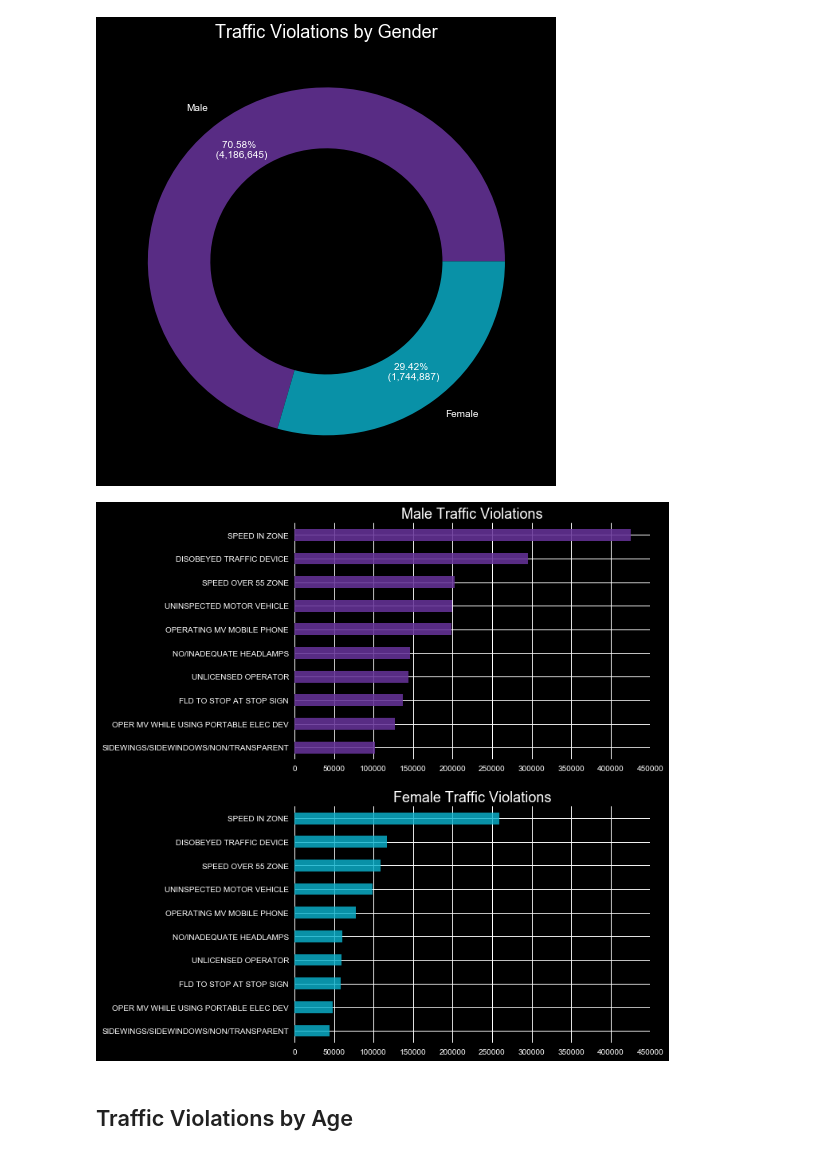
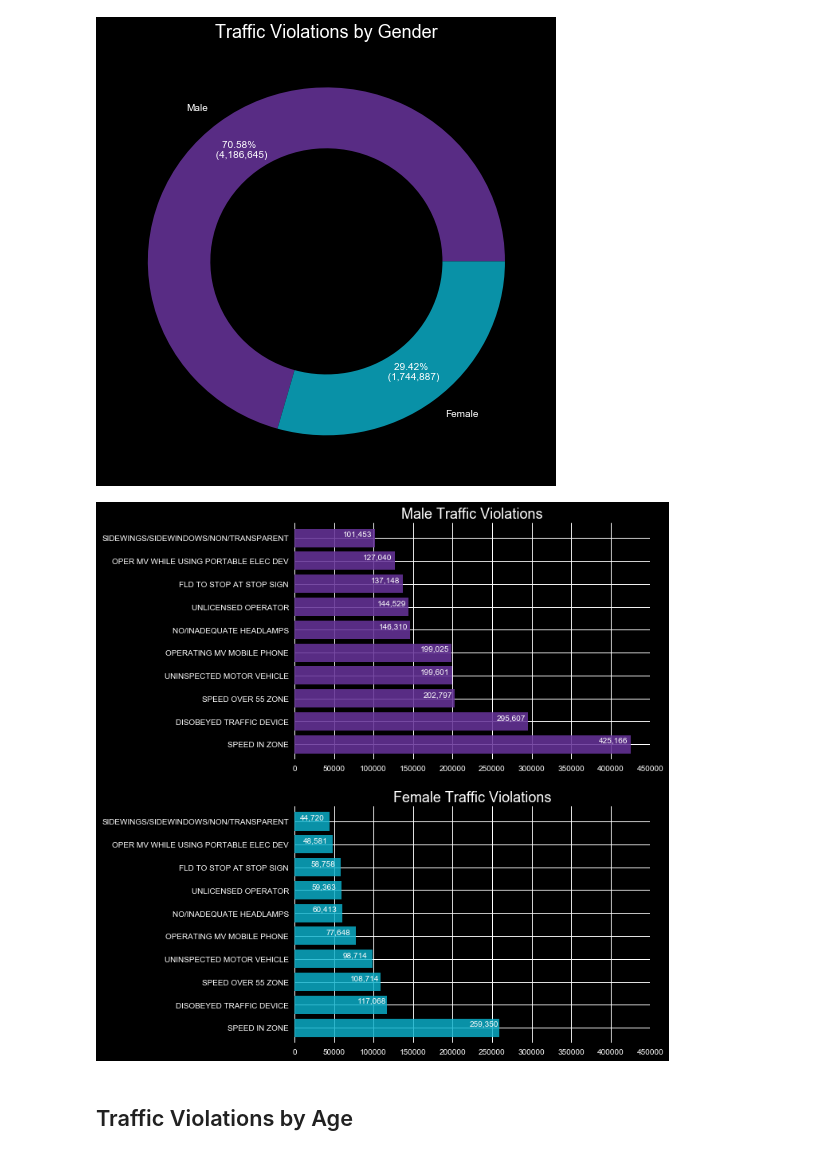
Before and after one commit to dacrands/traffic-ticket-data, a Jupyter notebook: traffic-data.ipynb, the cells around one changed output. Cells and saved outputs as stored; diff of their text form; code cells hidden in the pictures.

Commit message:
Add labels to gender bar chart

```diff
--- a/traffic-data.ipynb
+++ b/traffic-data.ipynb
@@ -375,26 +375,43 @@ traffic_tickets \
 plt.savefig("gender-pie.jpg", bbox_inches="tight", dpi=120, pad_inches=0.2)
 # %% [output]
 [figure]
+# %%
+top_male_violations = traffic_tickets.loc[traffic_tickets.Gender == "M"] \
+                        .Violation \
+                        .value_counts()[:10]
+
+top_female_violations = traffic_tickets.loc[traffic_tickets.Gender == "F"] \
+                        .Violation \
+                        .value_counts()[:10]
 # %%
 fig, (ax1, ax2) = plt.subplots(2, 1, sharey=True, figsize=(8, 12))
 
-traffic_tickets.loc[traffic_tickets.Gender == "M"] \
-    .Violation \
-    .value_counts()[:10] \
-    .plot(kind="barh", ax=ax1, title="Male Traffic Violations", color="#663399de")
-
-traffic_tickets.loc[traffic_tickets.Gender == "F"] \
-    .Violation \
-    .value_counts()[:10] \
-    .plot(kind="barh", ax=ax2, title="Female Traffic Violations", color="#0cb2cdd1")
-
+top_male_violations.plot(
+    kind="barh",
+    ax=ax1,
+    width=0.8,
+    title="Male Traffic Violations",
+    color="#663399de"
+)
 ax1.invert_yaxis()
 ax1.set_xlim(right=450000)
+
+top_female_violations.plot(
+    kind="barh",
+    ax=ax2,
+    width=0.8,
+    title="Female Traffic Violations",
+    color="#0cb2cdd1"
+)
 ax2.set_xlim(right=450000)
 
-plt.savefig("gender-bar.jpg", bbox_inches="tight", pad_inches=0.2, dpi=200)
+for i, v in enumerate(range(10)):
+    ax1.text(top_male_violations[i] - 40000, v+.065, '{:,}'.format(top_male_violations[i]))
+    ax2.text(top_female_violations[i] - 38000, v+.065, '{:,}'.format(top_female_violations[i]))
+
+plt.savefig("gender-bar.jpg", bbox_inches="tight", pad_inches=0.2, dpi=240)
 # %% [output]
-[figure, old version]
+[figure, new version]
 # %% [markdown]
 ## Traffic Violations by Age
 # %%
```
Also changed, not shown: 1 other file.
